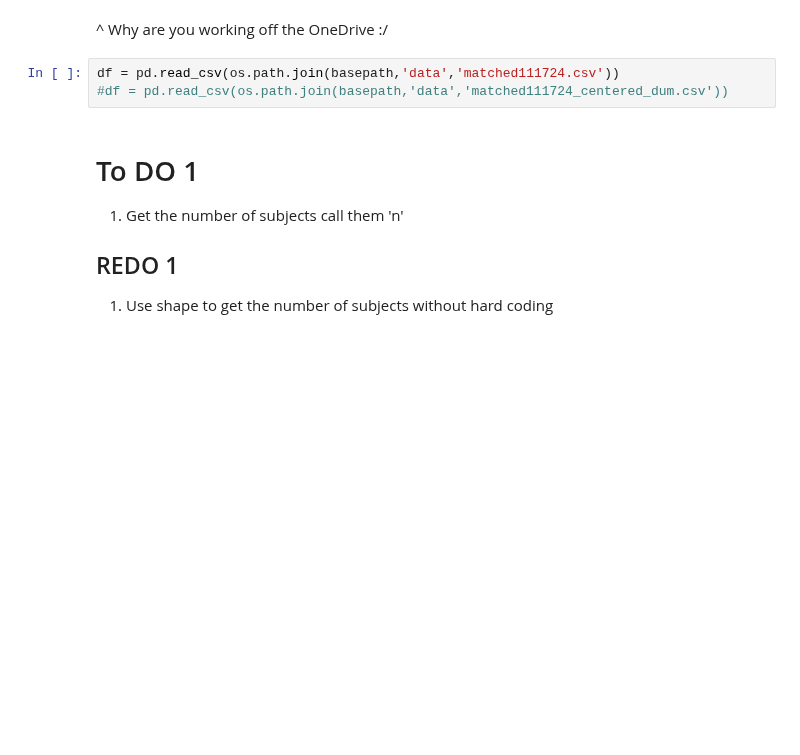
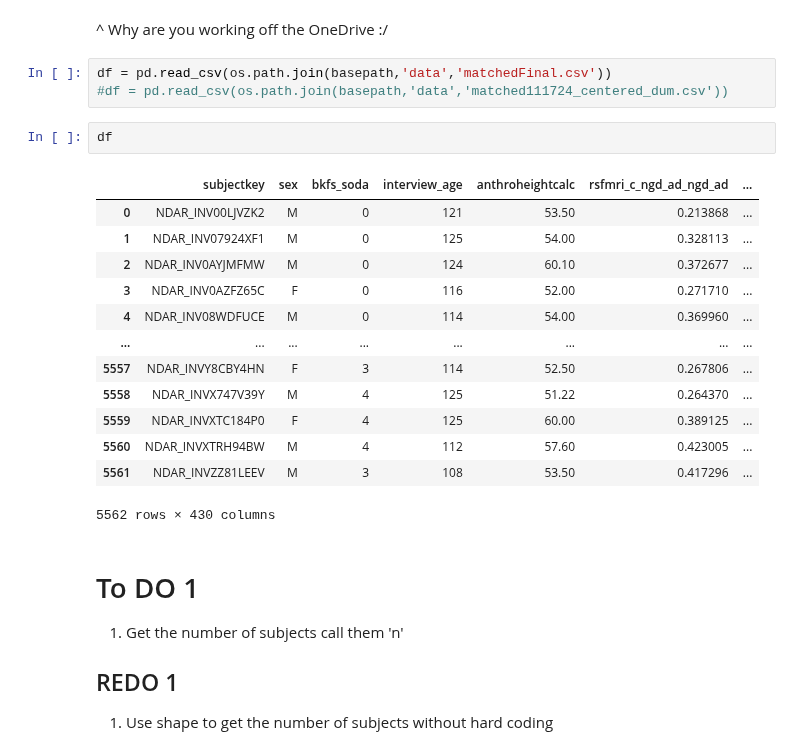
Before and after one commit to grace-shearrer/SSIB-2024, a Jupyter notebook: Scripts_Yana/Final_cleaning_data_scripts/SSBneuroAnalysis-YANA2DO.ipynb, the cells around one changed output. Saved outputs shown, nothing was run; the diff lists cells and outputs as text; blank space fills up the shorter version.

```diff
--- a/Scripts_Yana/Final_cleaning_data_scripts/SSBneuroAnalysis-YANA2DO.ipynb
+++ b/Scripts_Yana/Final_cleaning_data_scripts/SSBneuroAnalysis-YANA2DO.ipynb
@@ -98,8 +98,24 @@ basepath = '/Users/gracer/Library/CloudStorage/OneDrive-UniversityofWyoming/0. L
 # %% [markdown]
 ^ Why are you working off the OneDrive :/
 # %%
-df = pd.read_csv(os.path.join(basepath,'data','matched111724.csv'))
+df = pd.read_csv(os.path.join(basepath,'data','matchedFinal.csv'))
 #df = pd.read_csv(os.path.join(basepath,'data','matched111724_centered_dum.csv'))
+# %%
+df
+# %% [output]
+|  | subjectkey | sex | bkfs_soda | interview_age | anthroheightcalc | rsfmri_c_ngd_ad_ngd_ad | ... |
+| 0 | NDAR_INV00LJVZK2 | M | 0 | 121 | 53.50 | 0.213868 | ... |
+| 1 | NDAR_INV07924XF1 | M | 0 | 125 | 54.00 | 0.328113 | ... |
+| 2 | NDAR_INV0AYJMFMW | M | 0 | 124 | 60.10 | 0.372677 | ... |
+| 3 | NDAR_INV0AZFZ65C | F | 0 | 116 | 52.00 | 0.271710 | ... |
+| 4 | NDAR_INV08WDFUCE | M | 0 | 114 | 54.00 | 0.369960 | ... |
+| ... | ... | ... | ... | ... | ... | ... | ... |
+| 5557 | NDAR_INVY8CBY4HN | F | 3 | 114 | 52.50 | 0.267806 | ... |
+| 5558 | NDAR_INVX747V39Y | M | 4 | 125 | 51.22 | 0.264370 | ... |
+| 5559 | NDAR_INVXTC184P0 | F | 4 | 125 | 60.00 | 0.389125 | ... |
+| 5560 | NDAR_INVXTRH94BW | M | 4 | 112 | 57.60 | 0.423005 | ... |
+| 5561 | NDAR_INVZZ81LEEV | M | 3 | 108 | 53.50 | 0.417296 | ... |
+5562 rows × 430 columns
 # %% [markdown]
 # To DO 1
 1. Get the number of subjects call them 'n'
```
Also changed, not shown: parts of 27 cells of this notebook, 1 other file.
